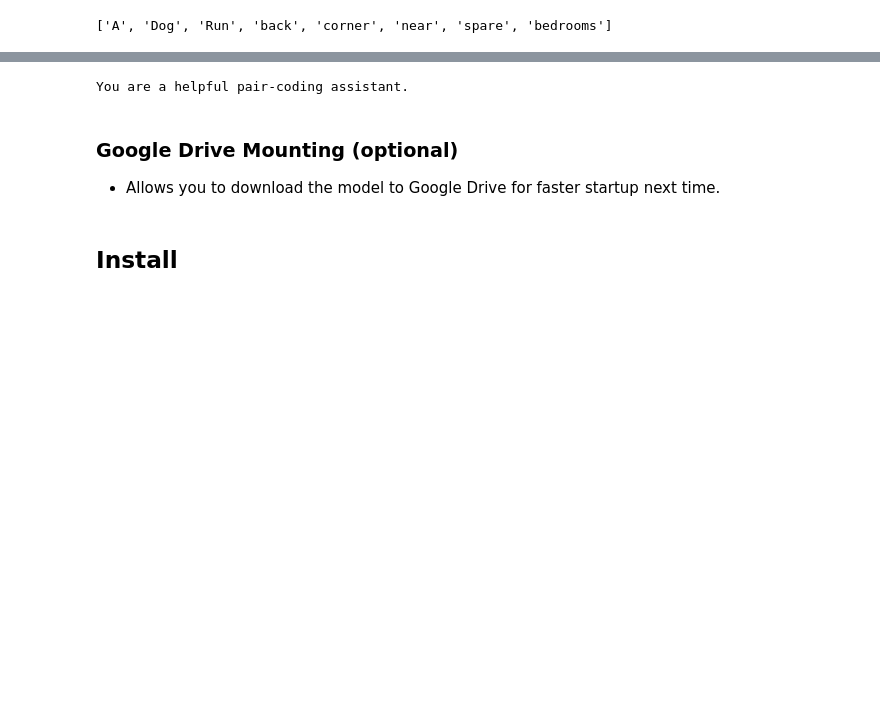
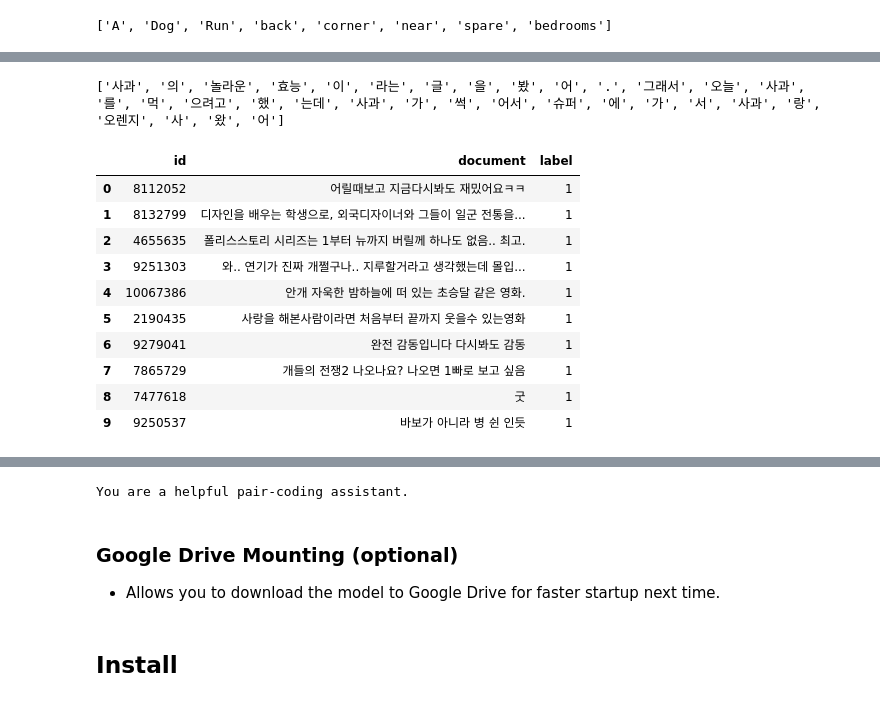
Before and after one commit to abeliansw/minGPT, a Jupyter notebook: Colab_Code_Llama_test.ipynb, the cells around one changed output, grey strips where cells are left out. Saved outputs shown, nothing was run; the diff lists cells and outputs as text; code cells hidden in the pictures; blank space fills up the shorter version.

```diff
--- a/Colab_Code_Llama_test.ipynb
+++ b/Colab_Code_Llama_test.ipynb
@@ -3198,0 +3227,6 @@ print(tokenize(en_text))
+# %%
+from konlpy.tag import Mecab
+tokenizer = Mecab()
+print(tokenizer.morphs(kor_text))
+# %% [output]
+['사과', '의', '놀라운', '효능', '이', '라는', '글', '을', '봤', '어', '.', '그래서', '오늘', '사과', '를', '먹', '으려고', '했', '는데', '사과', '가', '썩', '어서', '슈퍼', '에', '가', '서', '사과', '랑', '오렌지', '사', '왔', '어']
@@ -3198,0 +3240,16 @@ print(tokenize(en_text))
+# %%
+urllib.request.urlretrieve("https://raw.githubusercontent.com/e9t/nsmc/master/ratings.txt", filename="ratings.txt")
+data = pd.read_table('ratings.txt') # 데이터프레임에 저장
+data[:10]
+# %% [output]
+|  | id | document | label |
+| 0 | 8112052 | 어릴때보고 지금다시봐도 재밌어요ㅋㅋ | 1 |
+| 1 | 8132799 | 디자인을 배우는 학생으로, 외국디자이너와 그들이 일군 전통을... | 1 |
+| 2 | 4655635 | 폴리스스토리 시리즈는 1부터 뉴까지 버릴께 하나도 없음.. 최고. | 1 |
+| 3 | 9251303 | 와.. 연기가 진짜 개쩔구나.. 지루할거라고 생각했는데 몰입... | 1 |
+| 4 | 10067386 | 안개 자욱한 밤하늘에 떠 있는 초승달 같은 영화. | 1 |
+| 5 | 2190435 | 사랑을 해본사람이라면 처음부터 끝까지 웃을수 있는영화 | 1 |
+| 6 | 9279041 | 완전 감동입니다 다시봐도 감동 | 1 |
+| 7 | 7865729 | 개들의 전쟁2 나오나요? 나오면 1빠로 보고 싶음 | 1 |
+| 8 | 7477618 | 굿 | 1 |
+| 9 | 9250537 | 바보가 아니라 병 쉰 인듯 | 1 |
```
Also changed, not shown: parts of 39 cells of this notebook.
